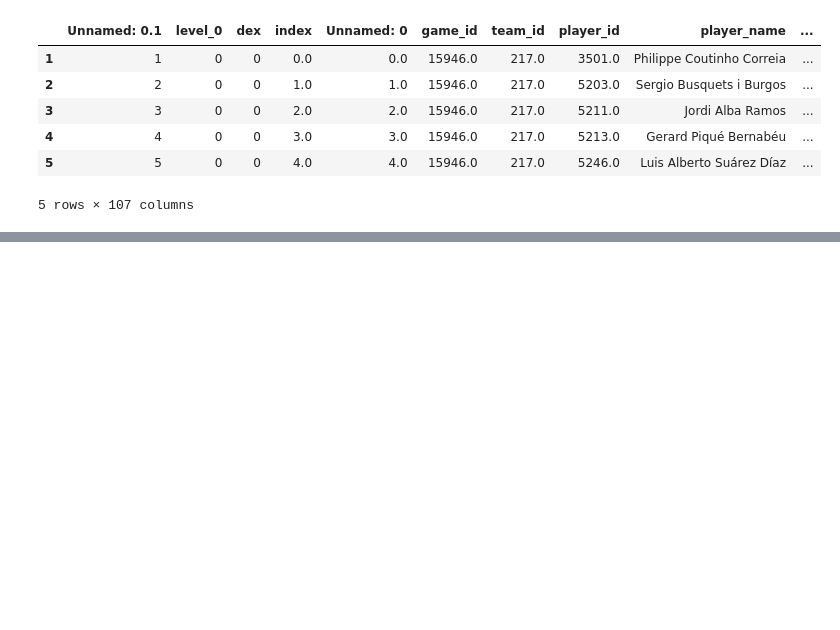
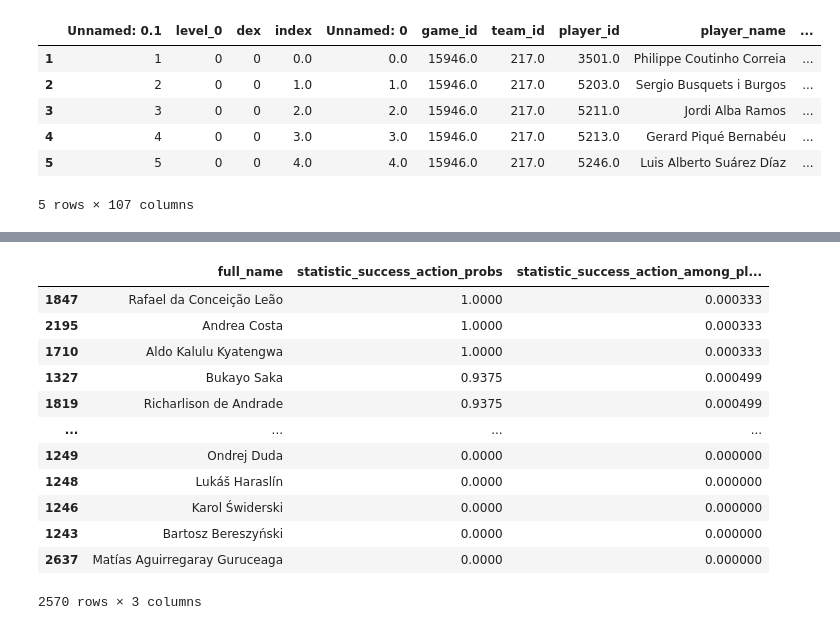
Before and after one commit to Steve23522016/vaep-base-code, a Jupyter notebook: notebooks/player_skill_probabilities_dataset_generator.ipynb, the cells around one changed output, grey strips where cells are left out. Saved outputs shown, nothing was run; the diff lists cells and outputs as text; code cells hidden in the pictures; blank space fills up the shorter version.

```diff
--- a/notebooks/player_skill_probabilities_dataset_generator.ipynb
+++ b/notebooks/player_skill_probabilities_dataset_generator.ipynb
@@ -188,8 +206,33 @@ xdribble_player_probs_df.to_csv(directory_model + output_csv_filename)
 # %%
+from sklearn.cluster import DBSCAN
+
 # Inspect Xgoal Probabilites Player sorted from the highest
-# directory_model = MAPS_PLAYER_SKILL_PROBABILITIES_GENERATOR["xgoal"]["model_directory"]
-# output_csv_filename = MAPS_PLAYER_SKILL_PROBABILITIES_GENERATOR["xgoal"]["csv_output_filename"]
-# xgoal_player_probs_df = pd.read_csv(directory_model + output_csv_filename)
-# xgoal_player_probs_df.sort_values(by="statistic_success_action_probs", ascending=False, inplace=True)
-# xgoal_player_probs_df[["full_name"]][xgoal_player_probs_df['statistic_success_action_probs'] == xgoal_player_probs_df['statistic_success_action_probs'].max()]
+directory_model = MAPS_PLAYER_SKILL_PROBABILITIES_GENERATOR["xgoal"]["model_directory"]
+output_csv_filename = MAPS_PLAYER_SKILL_PROBABILITIES_GENERATOR["xgoal"]["csv_output_filename"]
+xgoal_player_probs_df = pd.read_csv(directory_model + output_csv_filename)
+xgoal_player_probs_df.sort_values(by="statistic_success_action_probs", ascending=False, inplace=True)
+
+# dbscan = DBSCAN()
+# dbscan.fit(xgoal_player_probs_df[["statistic_success_action_probs", "statistic_success_action_among_players"]])
+# colors = dbscan.labels_
+# plt.scatter(xgoal_player_probs_df["statistic_success_action_probs"], xgoal_player_probs_df["statistic_success_action_among_players"], c=colors)
+
+xgoal_player_probs_df = xgoal_player_probs_df[(xgoal_player_probs_df["statistic_success_action_probs"] <= 0.45) & (xgoal_player_probs_df["statistic_success_action_among_players"] <= 0.03)]
+scaler = preprocessing.MinMaxScaler(feature_range=(0,1))
+xgoal_player_probs_df[["statistic_success_action_probs"]] = scaler.fit_transform(xgoal_player_probs_df[["statistic_success_action_probs"]])
+xgoal_player_probs_df[["full_name", "statistic_success_action_probs", "statistic_success_action_among_players"]]
+# %% [output]
+|  | full_name | statistic_success_action_probs | statistic_success_action_among_pl... |
+| 1847 | Rafael da Conceição Leão | 1.0000 | 0.000333 |
+| 2195 | Andrea Costa | 1.0000 | 0.000333 |
+| 1710 | Aldo Kalulu Kyatengwa | 1.0000 | 0.000333 |
+| 1327 | Bukayo Saka | 0.9375 | 0.000499 |
+| 1819 | Richarlison de Andrade | 0.9375 | 0.000499 |
+| ... | ... | ... | ... |
+| 1249 | Ondrej Duda | 0.0000 | 0.000000 |
+| 1248 | Lukáš Haraslín | 0.0000 | 0.000000 |
+| 1246 | Karol Świderski | 0.0000 | 0.000000 |
+| 1243 | Bartosz Bereszyński | 0.0000 | 0.000000 |
+| 2637 | Matías Aguirregaray Guruceaga | 0.0000 | 0.000000 |
+2570 rows × 3 columns
 # %%
```
Also changed, not shown: parts of 5 cells of this notebook, 4 other files.
